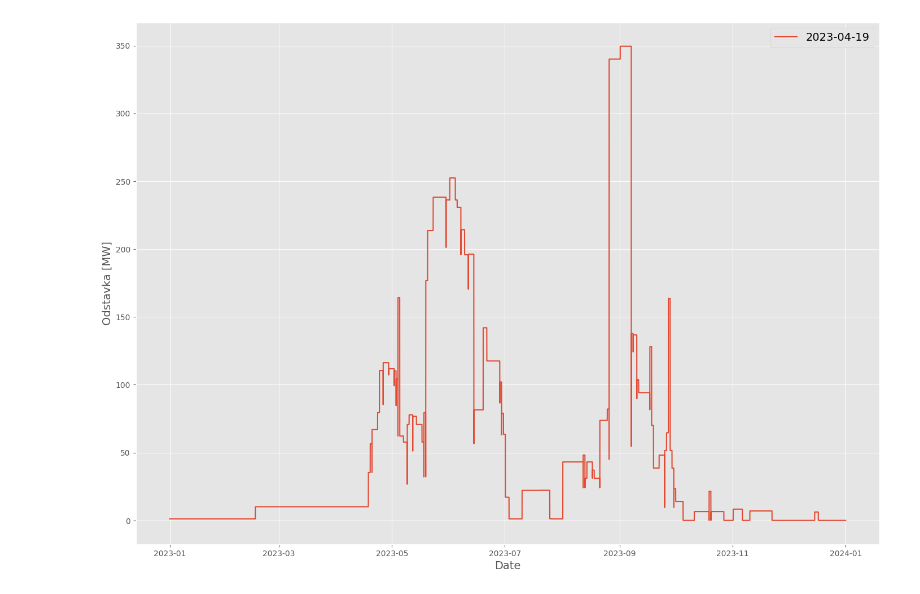
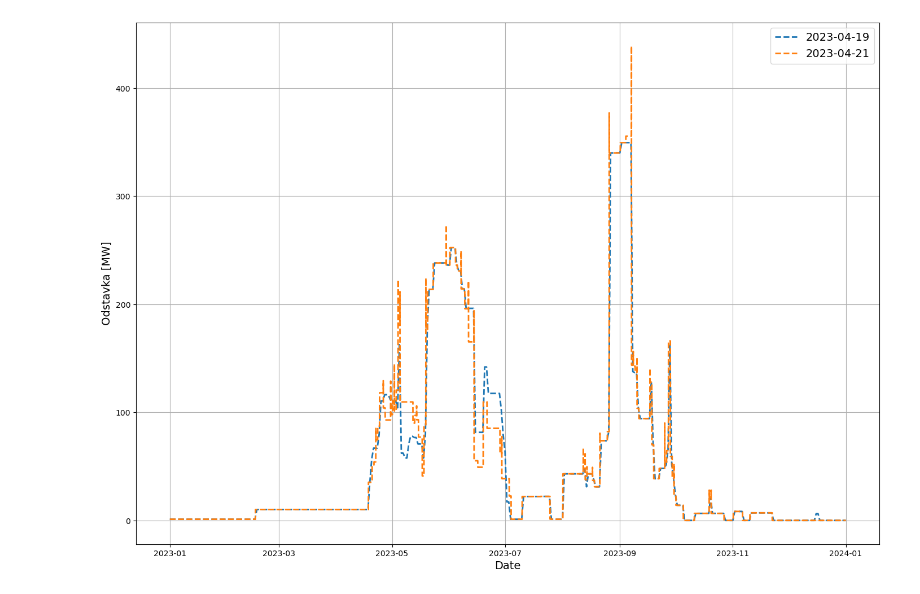
Before and after one commit to dariolamaj/GASSCO_ODSTAVKY, a Jupyter notebook: gassco.ipynb, the cells around one changed output. Cells and saved outputs as stored; diff of their text form; code cells hidden in the pictures.

Commit message:
working graph

```diff
--- a/gassco.ipynb
+++ b/gassco.ipynb
@@ -22,7 +22,7 @@ def get_odstavky(df,od,do):
 
     dat['Odstavka'] = dat['Technical Capacity'] - dat['Available Capacity']
 
-    lst = pd.date_range(start=od, end=do, freq='1H')
+    lst = pd.date_range(start=od, end=do, freq='1D')
 
     # create new DataFrame
     df2 = pd.DataFrame(0, index=lst, columns=dat['Affected Asset or Unit'].unique())
@@ -36,6 +36,7 @@ def get_odstavky(df,od,do):
     # aggregate data for each day and add retrieved date
     df2['Odstavka'] = df2.sum(axis=1)
     df2 = df2[['Odstavka']]
+    df2.index.name = 'Date'
     df2['Retrieved'] = pd.Timestamp.now().floor('D').strftime("%Y-%m-%d")
     return df2
 # %%
@@ -53,6 +51,4 @@ new_df = get_odstavky(df,start,end)
 # %%
-import os.path
-
 # set file path and name
 file_path = 'odstavky91.xlsx'
 
@@ -60,6 +56,7 @@ file_path = 'odstavky91.xlsx'
 if os.path.isfile(file_path):
     # read existing file
     existing_data = pd.read_excel(file_path)
+    existing_data.set_index('Date', inplace=True)
 
     # check if last retrieved date is today
     last_date = pd.to_datetime(existing_data['Retrieved'].iloc[-1])
@@ -74,8 +71,8 @@ if os.path.isfile(file_path):
 
         # append new data to existing file
         updated_data = existing_data.append(new_data)
-        updated_data.to_excel(file_path, index=False)
+        updated_data.to_excel(file_path)
 else:
     # download new data and create new file
     new_data = get_odstavky(df, start, end)
-    new_data.to_excel(file_path, index=False)
+    new_data.to_excel(file_path)
@@ -100,11 +78,0 @@ new_df.to_excel("odstavky91.xlsx")
-# %%
-# plot
-
-plt.style.use('ggplot')
-
-fig,(ax1, ax2) = plt.subplots(2, figsize = (17,12), gridspec_kw={'height_ratios': [2, 1]})
-ax1.plot(new_df.index,new_df['Odstavka'],color = 'red',linestyle = '--',linewidth=2,label = 'Odstavka')
-ax1.set_ylabel('Odstavka [MW]',fontsize = 14)
-ax1.set_xlabel('Date',fontsize = 14)
-ax1.legend(loc = 'upper left',fontsize = 14)
-ax1.grid(True)
@@ -113,18 +79,18 @@ ax1.grid(True)
 # %%
 # group by Retrieved column
-grouped = new_df.groupby(new_df['Retrieved'])
+grouped = updated_data.groupby(updated_data['Retrieved'])
 
 # create a new figure
 fig, ax = plt.subplots(figsize=(17, 12))
 
 # iterate over groups and plot a line for each group
 for group_name, group_data in grouped:
-    ax.plot(group_data.index, group_data['Odstavka'], label=group_name)
+    ax.plot(group_data.index, group_data['Odstavka'], label=group_name,linestyle = '--',linewidth=2)
 
 # set labels, legend, and grid
 ax.set_xlabel('Date', fontsize=14)
 ax.set_ylabel('Odstavka [MW]', fontsize=14)
 ax.legend(fontsize=14)
 ax.grid(True)
 # %% [output]
-[figure, old version]
+[figure, new version]
```
Also changed, not shown: parts of 7 cells of this notebook.
